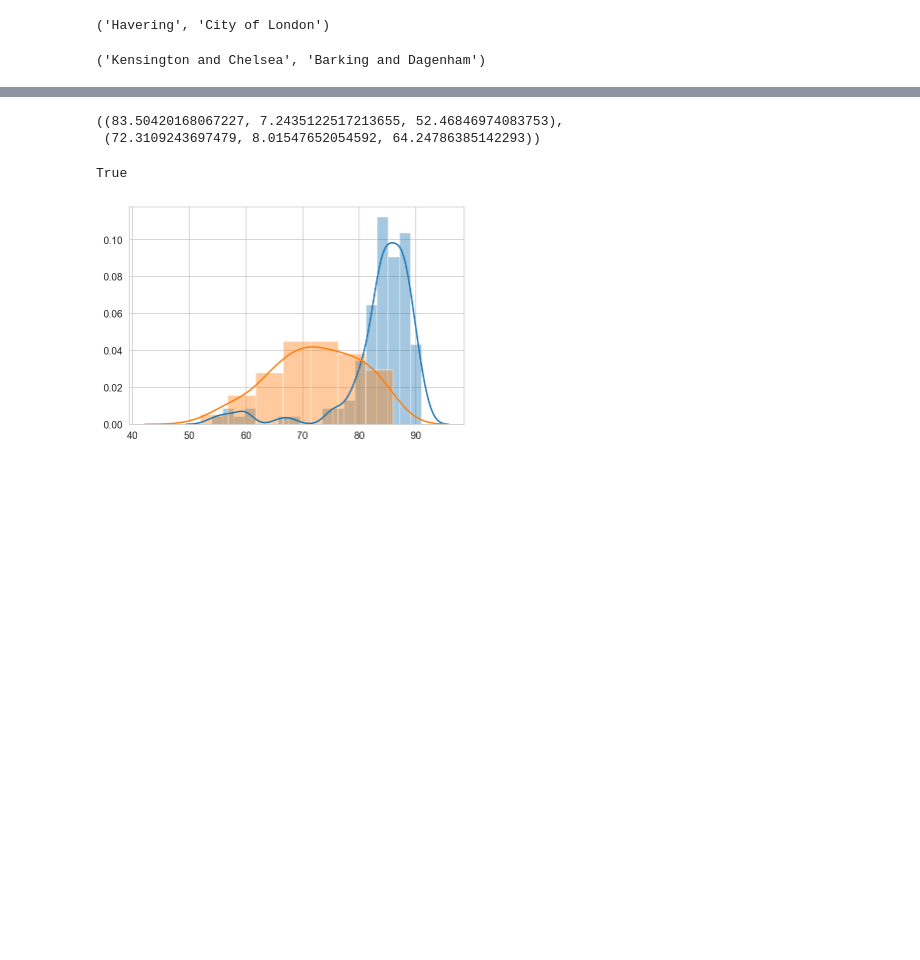
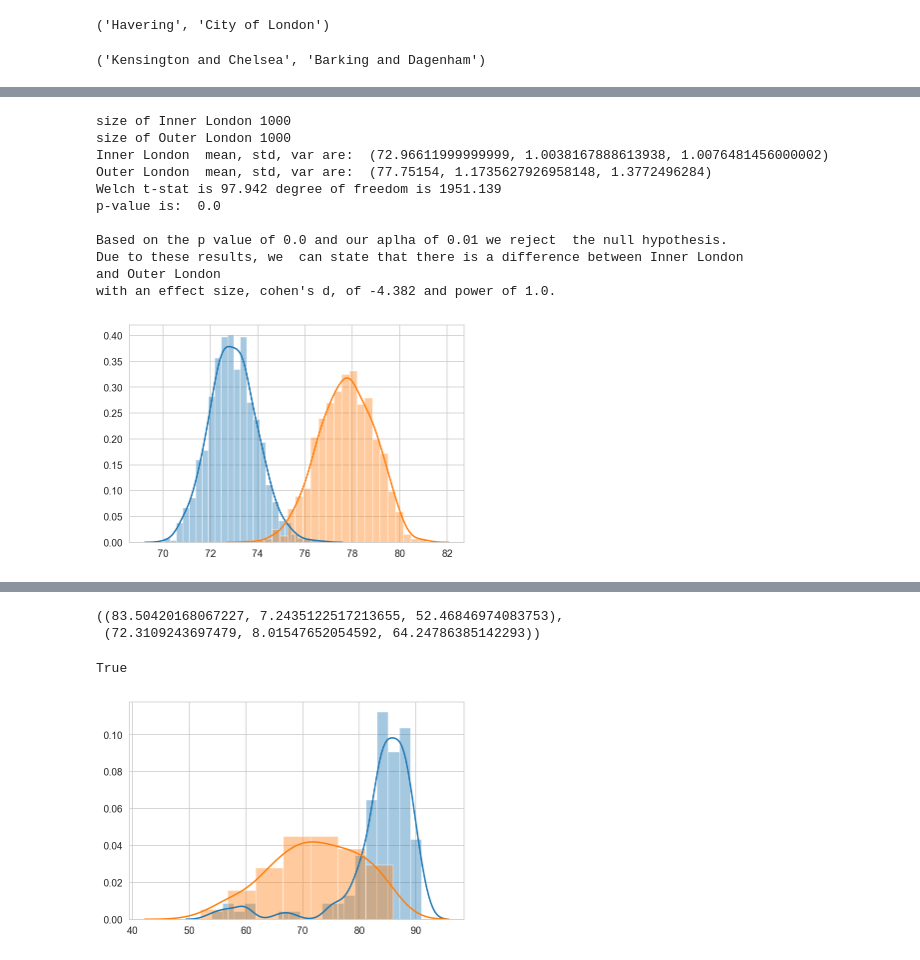
Before and after one commit to tinacliu/mod3_project, a Jupyter notebook: Hypotheses.ipynb, the cells around one changed output, grey strips where cells are left out. Saved outputs shown, nothing was run; the diff lists cells and outputs as text; code cells hidden in the pictures; blank space fills up the shorter version.

```diff
--- a/Hypotheses.ipynb
+++ b/Hypotheses.ipynb
@@ -62,0 +177,17 @@ df_price['area'].iloc[0], df_price['area'].iloc[-1]
+# %%
+# hypothesis testing using sample means
+status, coh_d_sampled = ht.hypothesis_test_group('inner_outer','Inner London','Outer London', two_sided = True, alpha = 0.01,
+                          sampling = True, sample_size=1000)
+# %% [output]
+size of Inner London 1000
+size of Outer London 1000
+Inner London  mean, std, var are:  (72.96611999999999, 1.0038167888613938, 1.0076481456000002)
+Outer London  mean, std, var are:  (77.75154, 1.1735627926958148, 1.3772496284)
+Welch t-stat is 97.942 degree of freedom is 1951.139
+p-value is:  0.0
+
+Based on the p value of 0.0 and our aplha of 0.01 we reject  the null hypothesis.
+Due to these results, we  can state that there is a difference between Inner London
+and Outer London
+with an effect size, cohen's d, of -4.382 and power of 1.0.
+[figure, added]
```
Also changed, not shown: parts of 39 cells of this notebook, 4 other files.
